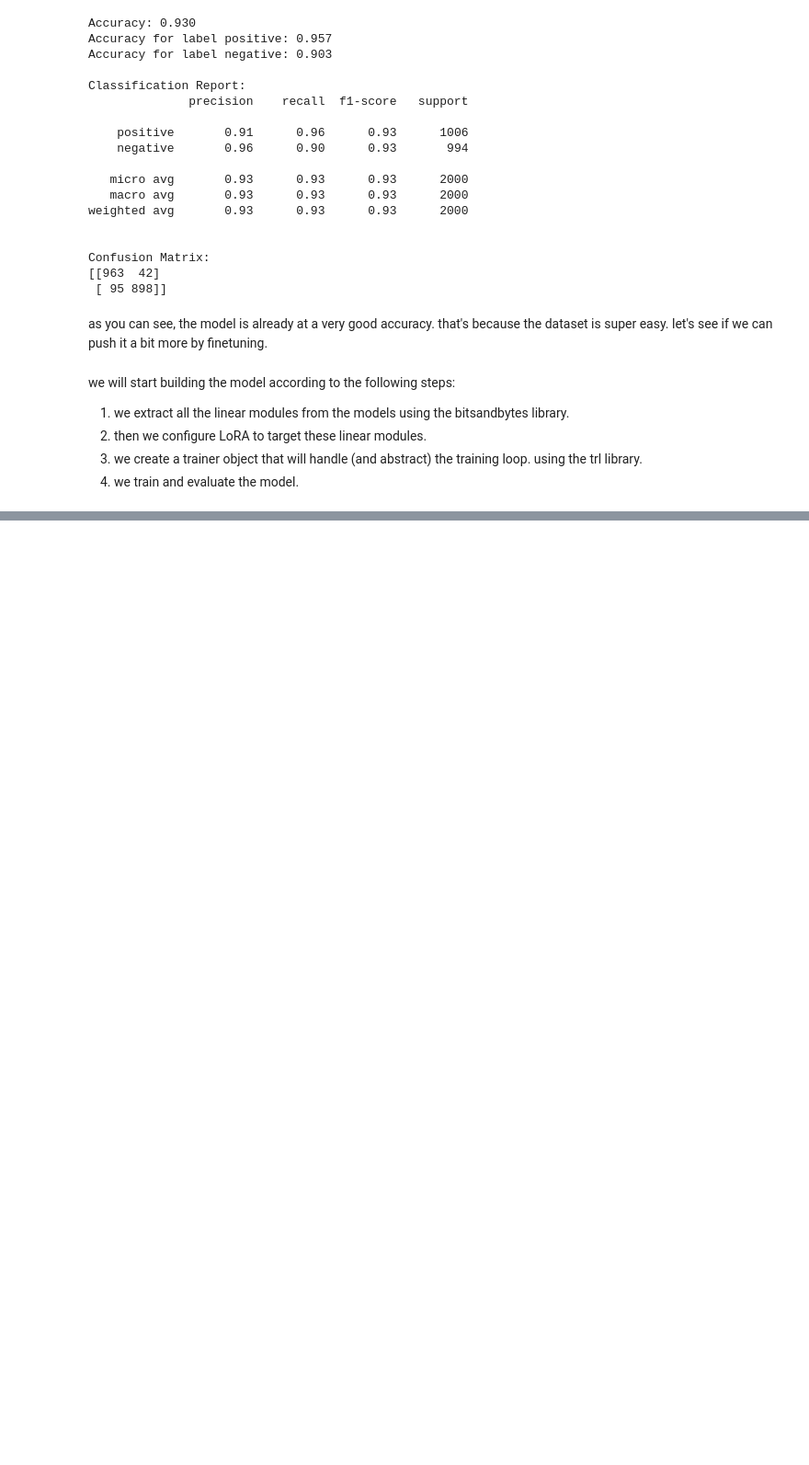
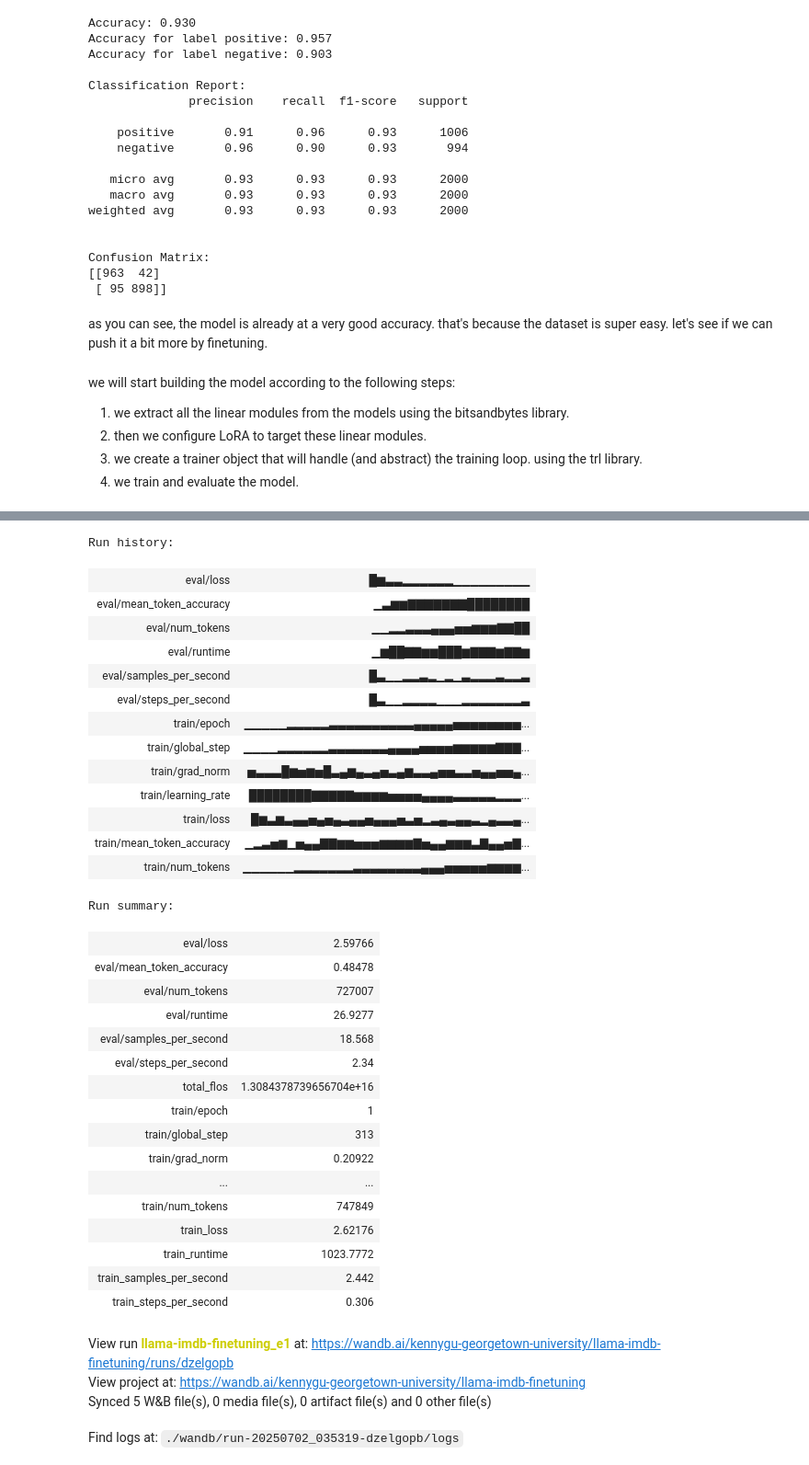
Before and after one commit to mahmedken/llm_tutorial, a Jupyter notebook: llama_tutorial.ipynb, the cells around one changed output, grey strips where cells are left out. Shown at 92% size. Saved outputs shown, nothing was run; the diff lists cells and outputs as text; code cells hidden in the pictures; blank space fills up the shorter version.

Commit message:
update llama tutorial

```diff
--- a/llama_tutorial.ipynb
+++ b/llama_tutorial.ipynb
@@ -421,0 +419,5 @@ TrainOutput(global_step=313, training_loss=2.6217118345510464, metrics={'train_r
+# %%
+# finish wandb run and set the model to use cache for inference
+wandb.finish()
+model.config.use_cache = True
+# %% [output]
@@ -421,0 +425,35 @@ TrainOutput(global_step=313, training_loss=2.6217118345510464, metrics={'train_r
+Run history:
+| eval/loss | █▆▃▃▂▂▂▂▂▂▁▁▁▁▁▁▁▁▁ |
+| eval/mean_token_accuracy | ▁▃▆▆▇▇▇▇▇▇▇████████ |
+| eval/num_tokens | ▁▁▂▂▃▃▃▄▄▄▅▅▆▆▆▇▇██ |
+| eval/runtime | ▁▆██▇▇▆▆███▆▇▇▇▆▇▇▆ |
+| eval/samples_per_second | █▃▁▁▂▂▃▂▁▂▁▃▂▂▂▃▂▂▃ |
+| eval/steps_per_second | █▃▁▁▂▂▂▂▁▁▁▂▂▂▂▂▂▂▃ |
+| train/epoch | ▁▁▁▁▁▂▂▂▂▂▃▃▃▃▃▃▃▃▃▃▄▄▄▄▄▅▅▅▅▅▅▅▅... |
+| train/global_step | ▁▁▁▁▂▂▂▂▂▂▃▃▃▃▃▃▃▄▄▄▄▅▅▅▅▆▆▆▆▆▇▇▇... |
+| train/grad_norm | ▅▃▃▃█▆▅▆▅█▃▄▆▄▃▄▅▃▄▆▃▃▄▅▅▃▃▅▄▄▅▅▄... |
+| train/learning_rate | ████████▇▇▇▇▇▆▆▆▆▅▅▅▅▄▄▄▄▃▃▃▃▃▂▂▂... |
+| train/loss | █▆▃▆▃▄▄▅▄▅▄▃▄▄▅▄▄▄▅▃▅▂▃▄▃▄▄▃▂▄▃▃▄... |
+| train/mean_token_accuracy | ▁▂▃▅▆▁▅▄▄▇▇▆▆▅▅▅▆▆▆▆▇▅▄▄▆▆▆▃▇▄▄▅▇... |
+| train/num_tokens | ▁▁▁▁▁▁▂▂▂▂▂▂▂▃▃▃▃▃▃▃▃▄▄▄▅▅▅▅▅▆▆▆▆... |
+Run summary:
+| eval/loss | 2.59766 |
+| eval/mean_token_accuracy | 0.48478 |
+| eval/num_tokens | 727007 |
+| eval/runtime | 26.9277 |
+| eval/samples_per_second | 18.568 |
+| eval/steps_per_second | 2.34 |
+| total_flos | 1.3084378739656704e+16 |
+| train/epoch | 1 |
+| train/global_step | 313 |
+| train/grad_norm | 0.20922 |
+| ... | ... |
+| train/num_tokens | 747849 |
+| train_loss | 2.62176 |
+| train_runtime | 1023.7772 |
+| train_samples_per_second | 2.442 |
+| train_steps_per_second | 0.306 |
+View run llama-imdb-finetuning_e1 at: https://wandb.ai/kennygu-georgetown-university/llama-imdb-finetuning/runs/dzelgopb
+View project at: https://wandb.ai/kennygu-georgetown-university/llama-imdb-finetuning
+Synced 5 W&B file(s), 0 media file(s), 0 artifact file(s) and 0 other file(s)
+Find logs at: ./wandb/run-20250702_035319-dzelgopb/logs
```
Also changed, not shown: parts of 14 cells of this notebook.
